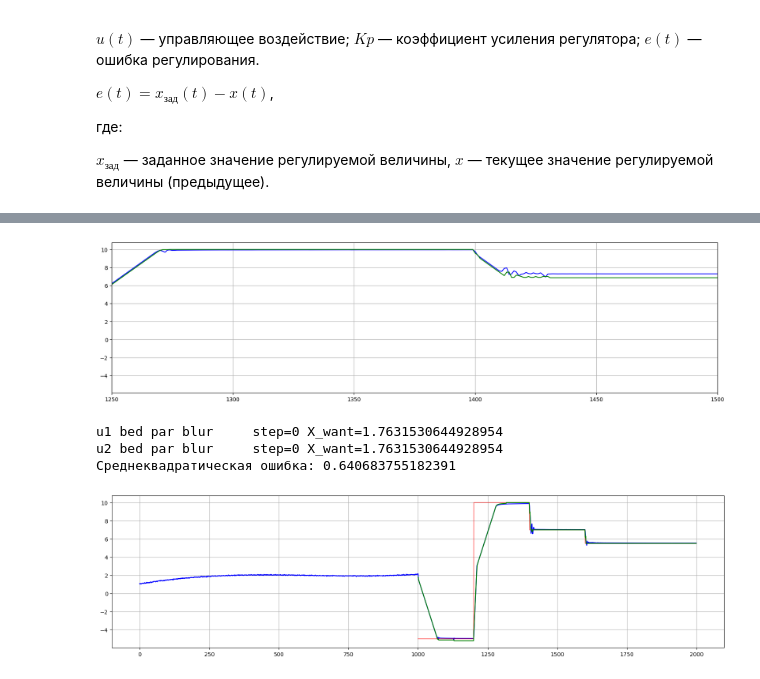
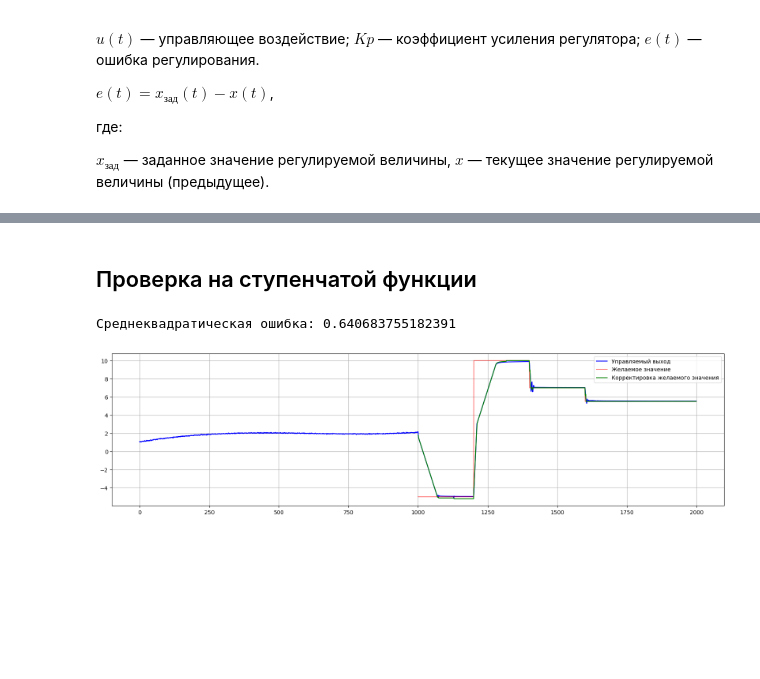
Before and after one commit to geseron/Adaptive_control_algorithm, a Jupyter notebook: Пампам.ipynb, the cells around one changed output, grey strips where cells are left out. Saved outputs shown, nothing was run; the diff lists cells and outputs as text; code cells hidden in the pictures; blank space fills up the shorter version.

```diff
--- a/Пампам.ipynb
+++ b/Пампам.ipynb
@@ -50,6 +52,7 @@ def u1_regression(X_want, m_pred, x_train, u_train, m_train, par_blur, nuke):
     for i in range(size):
         down+= nuke( (X_want - x_train[i])/par_blur['x']) * nuke( (m_pred - m_train[i])/par_blur['m1'])
         up += u_train[i] * nuke( (X_want - x_train[i])/par_blur['x']) * nuke( (m_pred - m_train[i])/par_blur['m1'])
+    if down == 0: return 0 # точка за границами обучающей выборки
     return up/down
 
 def u_2_regression(X_want,U_1_pred, m_pred, x_train, u2_train, u1_train, m_train, par_blur, nuke):
@@ -68,6 +71,7 @@ def u_2_regression(X_want,U_1_pred, m_pred, x_train, u2_train, u1_train, m_train
     for i in range(size):
         down += nuke( (X_want - x_train[i])/par_blur['x']) * nuke( (m_pred - m_train[i])/par_blur['m1']) * nuke( (U_1_pred - u1_train[i])/par_blur['u1'])
         up += u2_train[i] * nuke( (X_want - x_train[i])/par_blur['x']) * nuke( (m_pred - m_train[i])/par_blur['m1']) * nuke( (U_1_pred - u1_train[i])/par_blur['u1'])
+    if down == 0: return 0 # точка за границами обучающей выборки
     return up/down
 
 def outside_m(m,delta_m,dispersion):
@@ -79,3 +83,11 @@ def catch_train_sample(train,X,par_blur):
     mask = (train > (X-k*par_blur)) & (train < (X+k*par_blur))
     sample = train[mask]
     return sample
+
+def find_borders(train, dot, blur):
+    k = 0.2
+    maxi = train[ np.argmax(train) ]
+    mini = train[ np.argmin(train) ]
+    if dot > ( maxi + k*blur): return maxi + (k*0.5)*blur
+    elif dot < ( mini + k*blur): return mini - (k*0.5)*blur
+    else: return dot
@@ -235,18 +227,5 @@ u2 bed par blur     step=0 X_want=2.1769204356492176
-# %%
-fig = plt.figure(figsize =(20, 5))
-ax = plt.axes()
-ax.plot(list(range(len(x))),x,color="blue")
-ax.plot(1000+difference[:,0],difference[:,1],color='green')
-ax.grid()
-ax.set_xlim(1250,1500)
-plt.show()
-# %% [output]
-[figure, removed]
-# %%
-def catch_train_sample(train,X,par_blur):
-    mask = (train > (X-0.8*par_blur)) & (train < (X+0.8*par_blur))
-    sample = train[mask]
-    return sample
+# %% [markdown]
+## Проверка на ступенчатой функции
 # %%
 curr_nuke = nuke_Epa
 u1, u2, m1, x = datasets_make_regression(nice_obj, count_dots, random_state, dispersion, border)
@@ -292,37 +271,35 @@ for step in range(count_of_steps):
     u_1_next = find_borders(sample_u1, u_1_next, parameters_blur['u1'])
     sample_u1 = np.append(sample_u1, u_1_next)
     u_2_next = u_2_regression(X_want = X_want,U_1_pred = u_1_next, m_pred = sample_m1[-1], x_train = sample_x, u2_train=sample_u2, u1_train=sample_u1, m_train=sample_m1, par_blur = parameters_blur, nuke = curr_nuke)
     if (np.isnan(u_2_next)):
         print(f'u2 bed par blur     {step=} {X_want=}')
         u_2_next = 0
         #break
     u_2_next += correction
     u_2_next = find_borders(sample_u2, u_2_next, parameters_blur['u2'])
     sample_u2 = np.append(sample_u2, u_2_next)
     X_currend = nice_obj(sample_u1[-1], u2[-1], sample_m1[-1])
     difference.append([ step, X_want, correction**2 ])
     x = np.append( x, X_currend )
     u1 = np.append( u1, sample_u1[-1] )
     u2 = np.append( u2, sample_u2[-1] )
     m1 = np.append( m1, sample_m1[-1] )
 
 difference = np.array(difference)
 print(f'Среднеквадратическая ошибка: {difference[:,2].sum()/count_of_steps}')
 
 true_pic = []
 for i in range(step+1):
     true_pic.append(X_func(i))
 
 fig = plt.figure(figsize =(20, 5))
 ax = plt.axes()
-ax.plot(list(range(len(x))),x,color="blue")
-ax.plot(1000+difference[:,0],true_pic,color='red', alpha = 0.5)
-ax.plot(1000+difference[:,0],difference[:,1],color='green')
-
+ax.plot(list(range(len(x))),x,color="blue",label='Управляемый выход')
+ax.plot(1000+difference[:,0],true_pic,color='red', alpha = 0.5, label='Желаемое значение')
+ax.plot(1000+difference[:,0],difference[:,1],color='green', label='Корректировка желаемого значения')
+ax.legend()
 ax.grid()
 plt.show()
 # %% [output]
-u1 bed par blur     step=0 X_want=1.7631530644928954
-u2 bed par blur     step=0 X_want=1.7631530644928954
 Среднеквадратическая ошибка: 0.640683755182391
-[figure, old version]
+[figure, new version]
```
Also changed, not shown: parts of 9 cells of this notebook.
